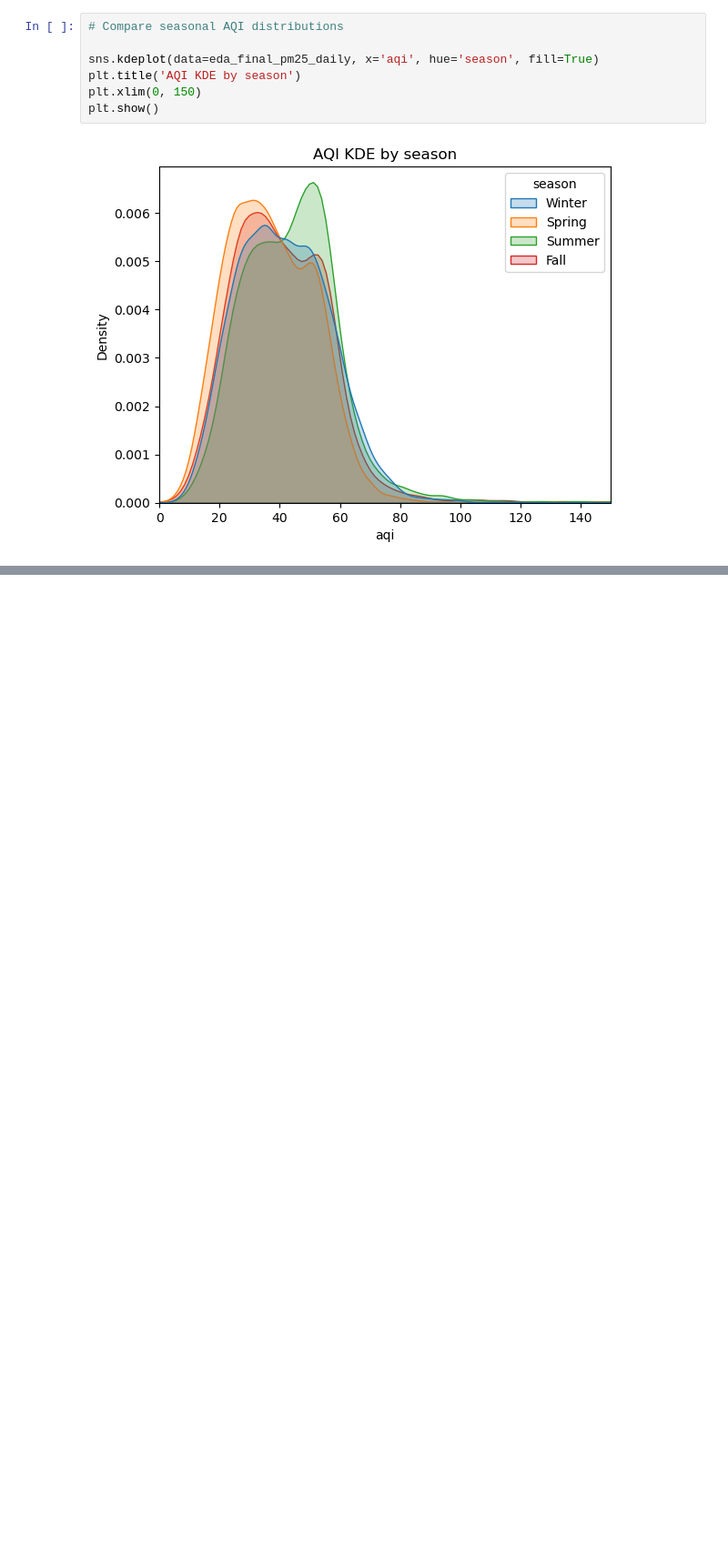
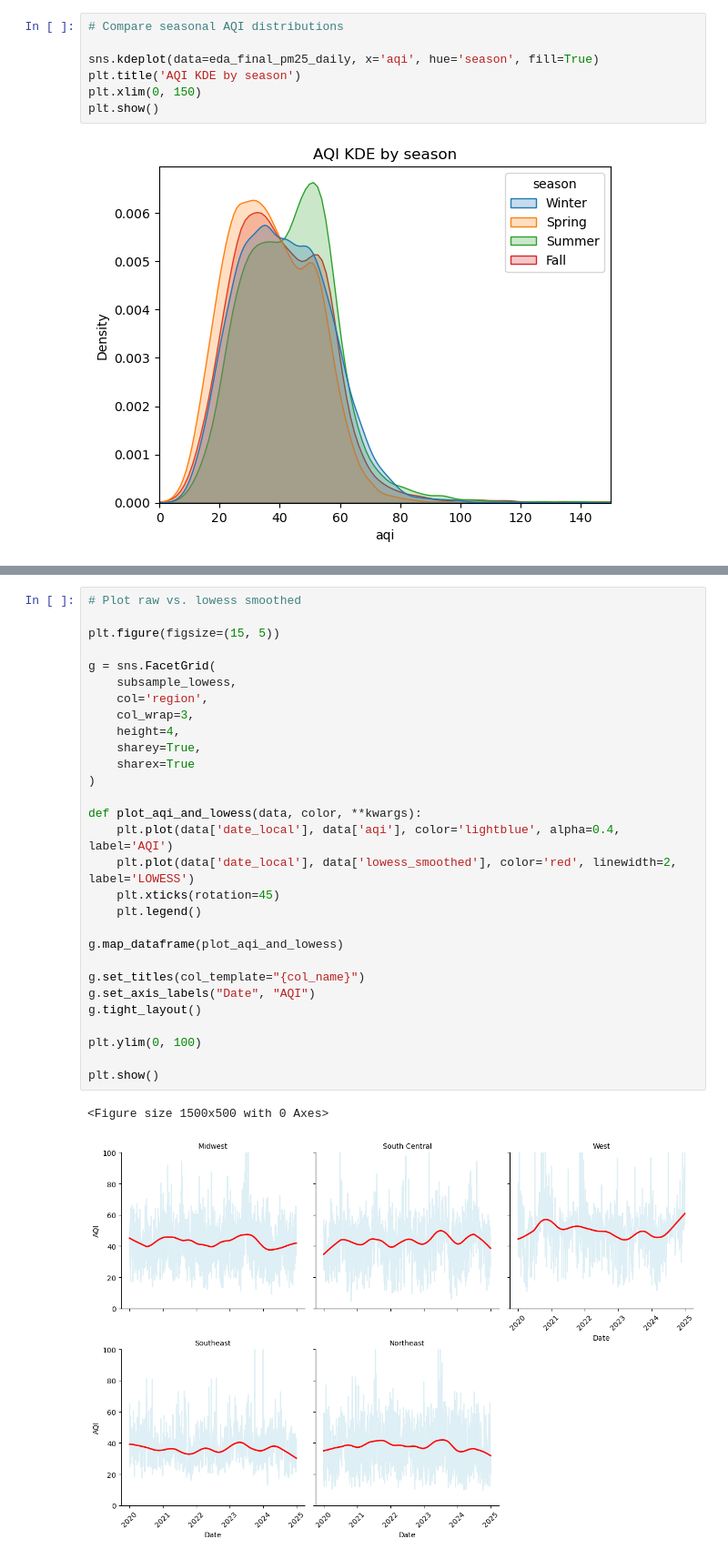
Before and after one commit to iherman10/aqi_geo_experiments, a Jupyter notebook: analysis.ipynb, the cells around one changed output, grey strips where cells are left out. Shown at 91% size. Saved outputs shown, nothing was run; the diff lists cells and outputs as text; blank space fills up the shorter version.

```diff
--- a/analysis.ipynb
+++ b/analysis.ipynb
@@ -675,3 +682,35 @@ la_eda_sample['loess_smoothed'] = la_loess_smoothed[:, 1]
+# %%
+# Plot raw vs. lowess smoothed
+
+plt.figure(figsize=(15, 5))
+
+g = sns.FacetGrid(
+    subsample_lowess,
+    col='region',
+    col_wrap=3,
+    height=4,
+    sharey=True,
+    sharex=True
+)
+
+def plot_aqi_and_lowess(data, color, **kwargs):
+    plt.plot(data['date_local'], data['aqi'], color='lightblue', alpha=0.4, label='AQI')
+    plt.plot(data['date_local'], data['lowess_smoothed'], color='red', linewidth=2, label='LOWESS')
+    plt.xticks(rotation=45)
+    plt.legend()
+
+g.map_dataframe(plot_aqi_and_lowess)
+
+g.set_titles(col_template="{col_name}")
+g.set_axis_labels("Date", "AQI")
+g.tight_layout()
+
+plt.ylim(0, 100)
+
+plt.show()
+# %% [output]
+<Figure size 1500x500 with 0 Axes>
+[figure, added]
 # %%
 # Plot NY original vs. smoothed time series
 
```
Also changed, not shown: parts of 2 cells of this notebook.
